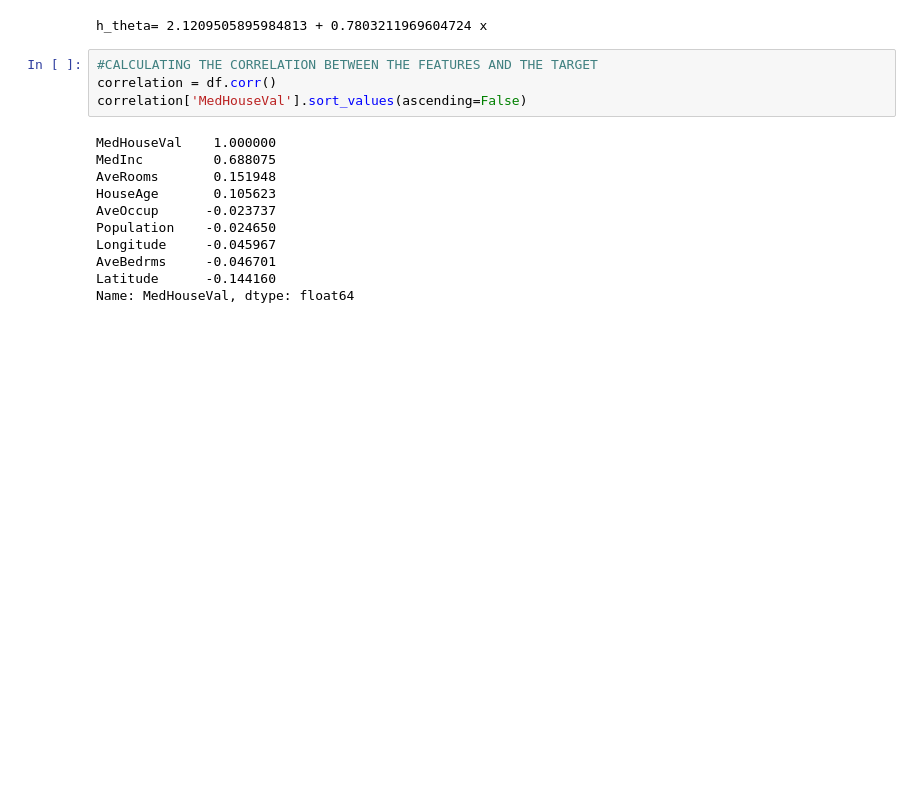
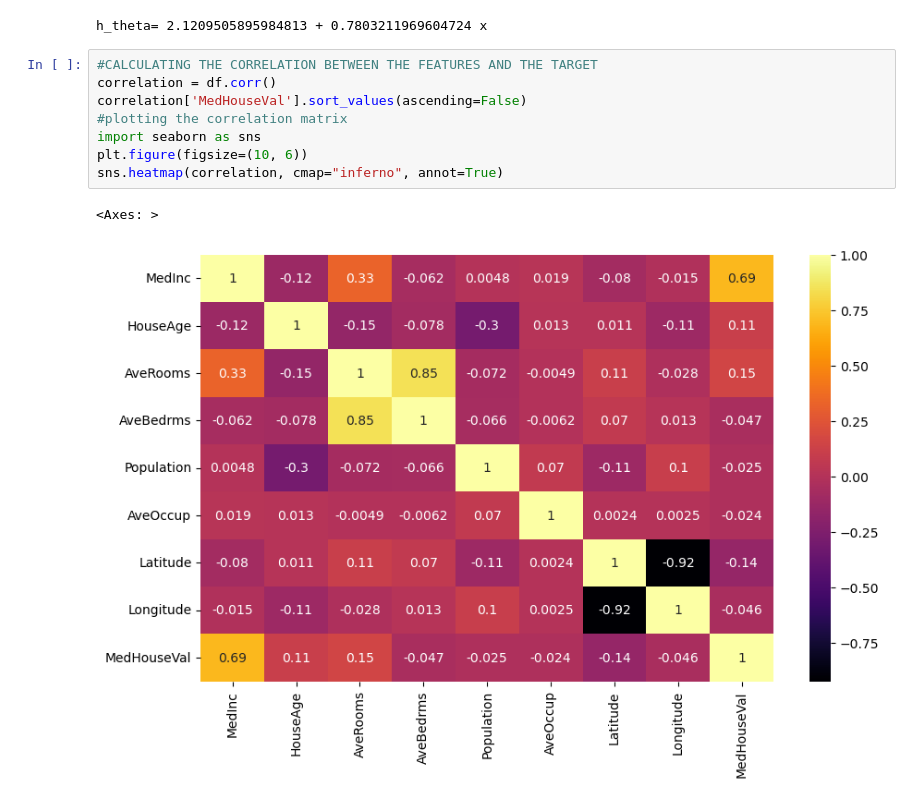
Before and after one commit to arwaguudle/Artificial-Intelligence-Coursework, a Jupyter notebook: Linear Regression.ipynb, the cells around one changed output. Drawn from its saved outputs; the diff is of its cells as text; blank space fills up the shorter version.

Commit message:
correlation heatmap

```diff
--- a/Linear Regression.ipynb
+++ b/Linear Regression.ipynb
@@ -157,15 +157,11 @@ h_theta= 2.1209505895984813 + 0.7803211969604724 x
 # %%
 #CALCULATING THE CORRELATION BETWEEN THE FEATURES AND THE TARGET
 correlation = df.corr()
 correlation['MedHouseVal'].sort_values(ascending=False)
+#plotting the correlation matrix
+import seaborn as sns
+plt.figure(figsize=(10, 6))
+sns.heatmap(correlation, cmap="inferno", annot=True)
 # %% [output]
-MedHouseVal    1.000000
-MedInc         0.688075
-AveRooms       0.151948
-HouseAge       0.105623
-AveOccup      -0.023737
-Population    -0.024650
-Longitude     -0.045967
-AveBedrms     -0.046701
-Latitude      -0.144160
-Name: MedHouseVal, dtype: float64
+<Axes: >
+[figure, added]
```
